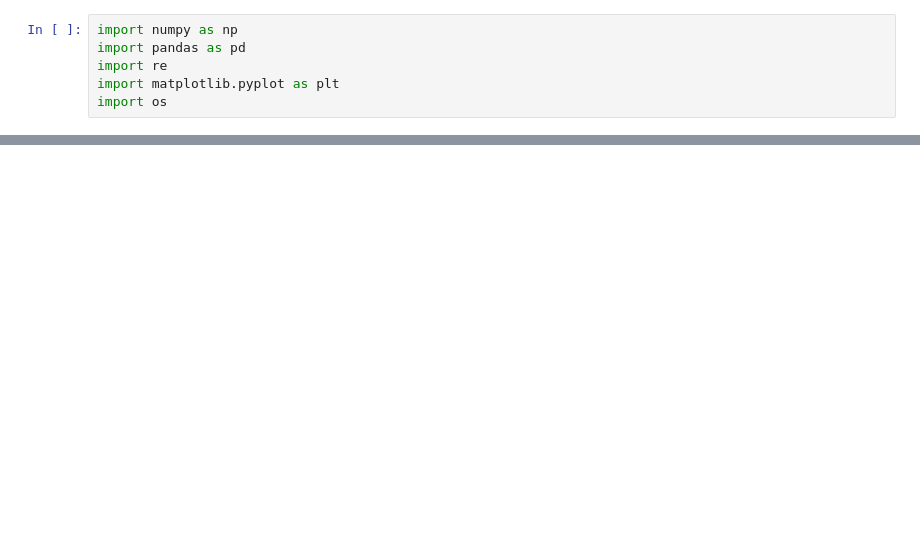
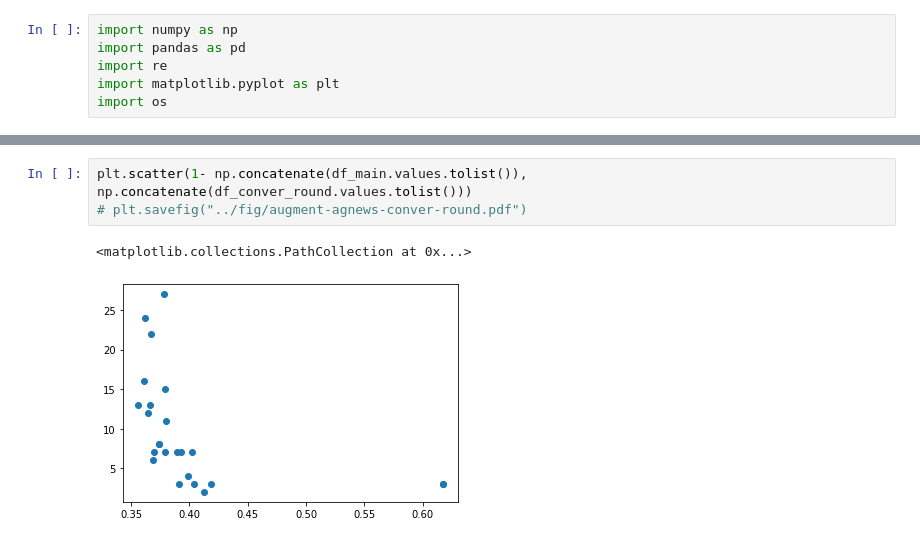
Before and after one commit to UbiquitousLearning/FeS, a Jupyter notebook: script/data_process_NK.ipynb, the cells around one changed output, grey strips where cells are left out. Drawn from its saved outputs; the diff is of its cells as text; blank space fills up the shorter version.

```diff
--- a/script/data_process_NK.ipynb
+++ b/script/data_process_NK.ipynb
@@ -146,0 +227,6 @@ for data_point in data_point_list:
+# %%
+plt.scatter(1- np.concatenate(df_main.values.tolist()), np.concatenate(df_conver_round.values.tolist()))
+# plt.savefig("../fig/augment-agnews-conver-round.pdf")
+# %% [output]
+<matplotlib.collections.PathCollection at 0x...>
+[figure, added]
```
Also changed, not shown: parts of 14 cells of this notebook, 8 other files.
